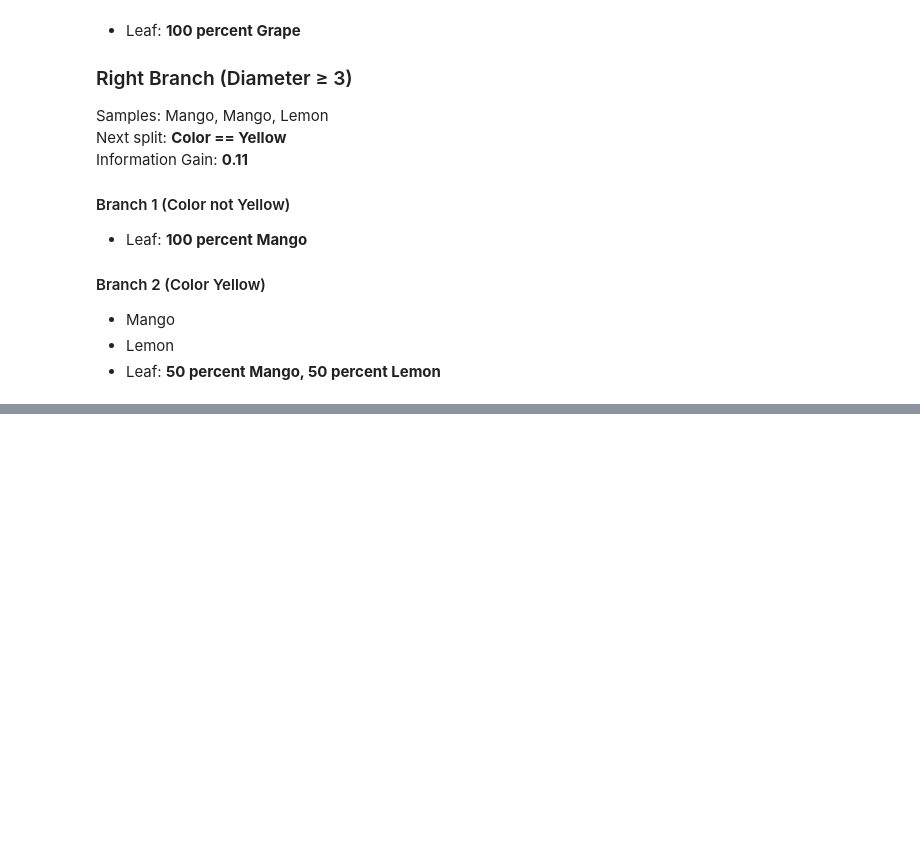
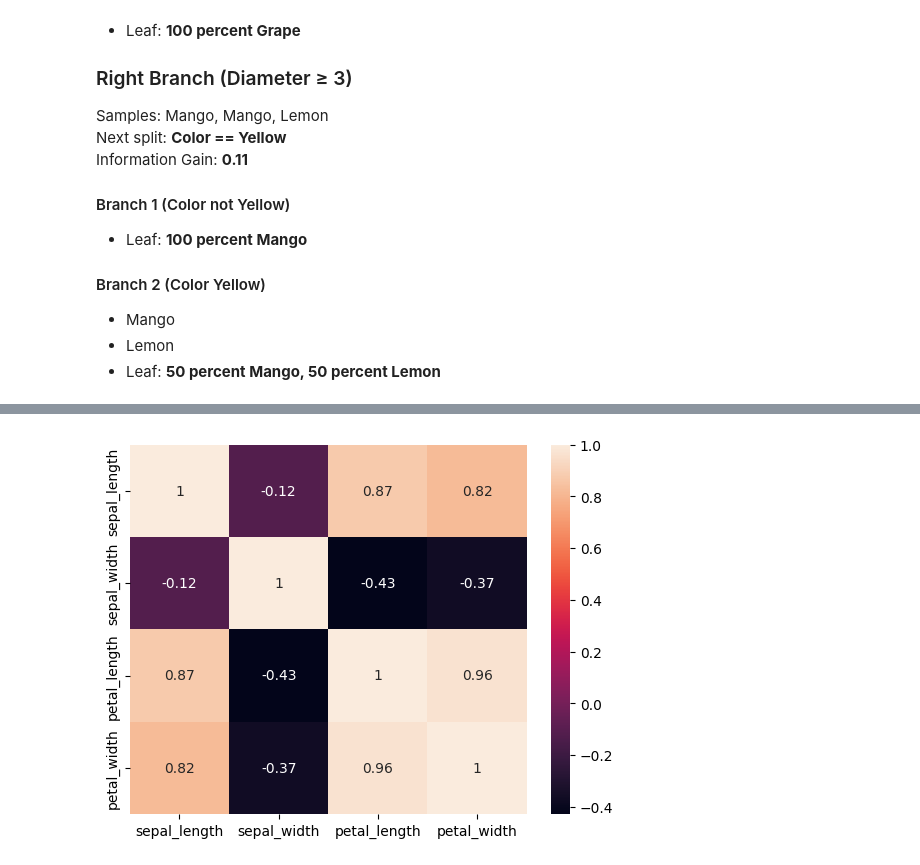
Before and after one commit to RangeshPandianPT/Data-Science_with-ML, a Jupyter notebook: ML-Algorithms/Decision_Tree.ipynb, the cells around one changed output, grey strips where cells are left out. Drawn from its saved outputs; the diff is of its cells as text; code cells hidden in the pictures; blank space fills up the shorter version.

```diff
--- a/ML-Algorithms/Decision_Tree.ipynb
+++ b/ML-Algorithms/Decision_Tree.ipynb
@@ -130,0 +205,5 @@ Pruning is the opposite of splitting. It removes unnecessary branches from the t
+# %%
+sns.heatmap(iris.select_dtypes(include=['float64', 'int64']).corr(), annot=True)
+plt.show()
+# %% [output]
+[figure, added]
```
Also changed, not shown: parts of 20 cells of this notebook.
